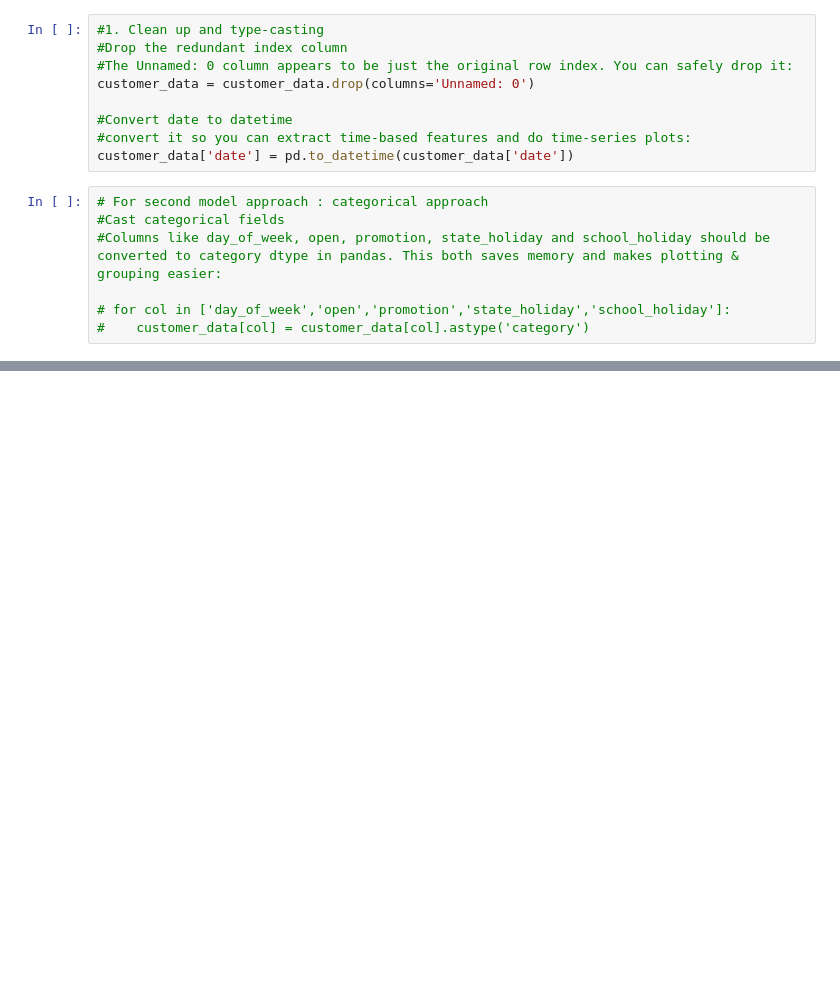
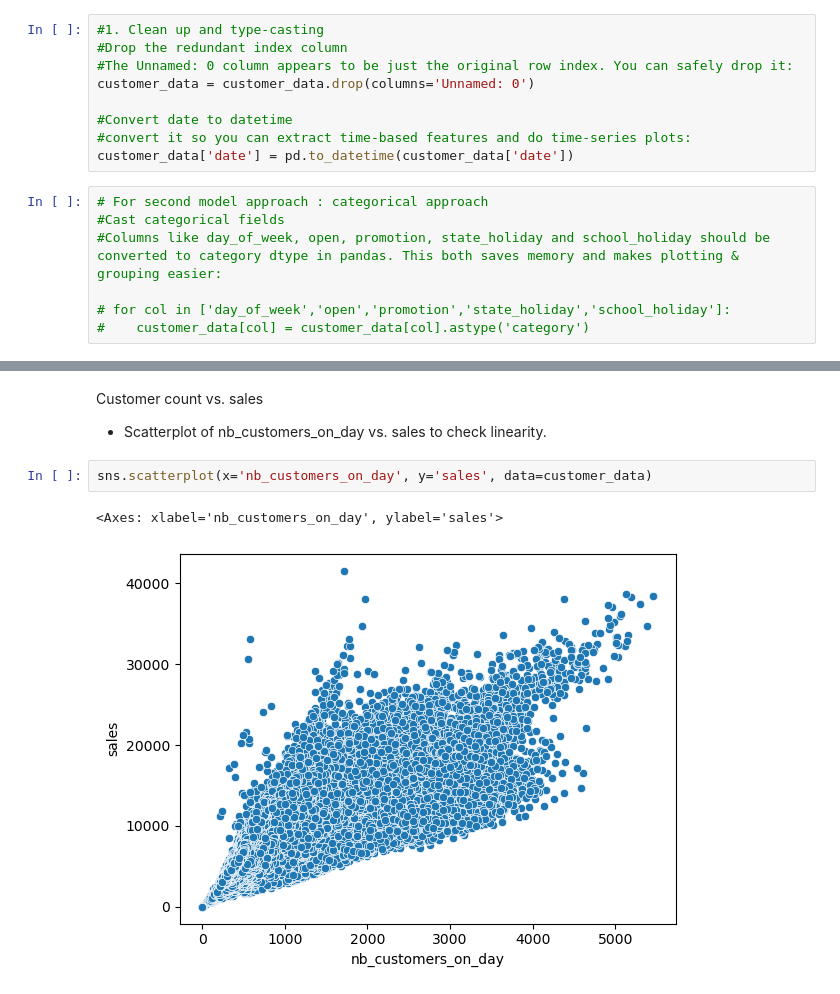
Before and after one commit to JeanDenisD/ironkaggle, a Jupyter notebook: Notebook kdr.ipynb, the cells around one changed output, grey strips where cells are left out. Cells and saved outputs as stored; diff of their text form; blank space fills up the shorter version.

```diff
--- a/Notebook kdr.ipynb
+++ b/Notebook kdr.ipynb
@@ -103,0 +153,8 @@ customer_data['promo_7d'] = (customer_data
+# %% [markdown]
+Customer count vs. sales
+- Scatterplot of nb_customers_on_day vs. sales to check linearity.
+# %%
+sns.scatterplot(x='nb_customers_on_day', y='sales', data=customer_data)
+# %% [output]
+<Axes: xlabel='nb_customers_on_day', ylabel='sales'>
+[figure, added]
```
Also changed, not shown: parts of 17 cells of this notebook.
